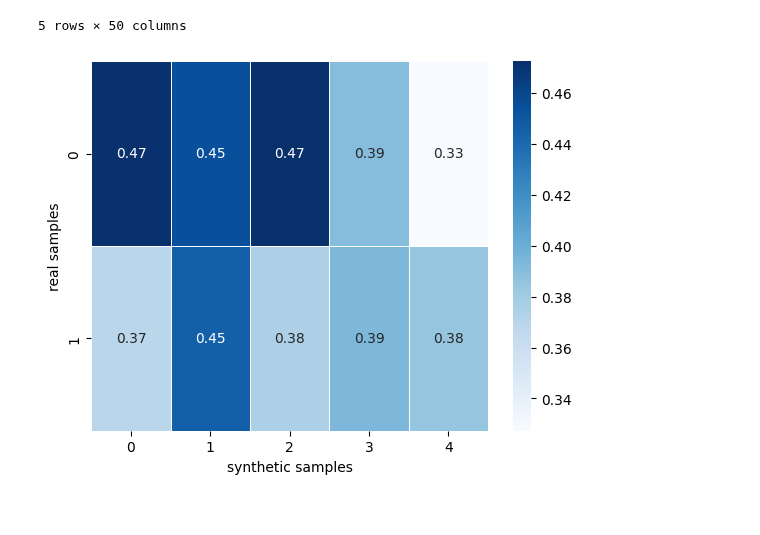
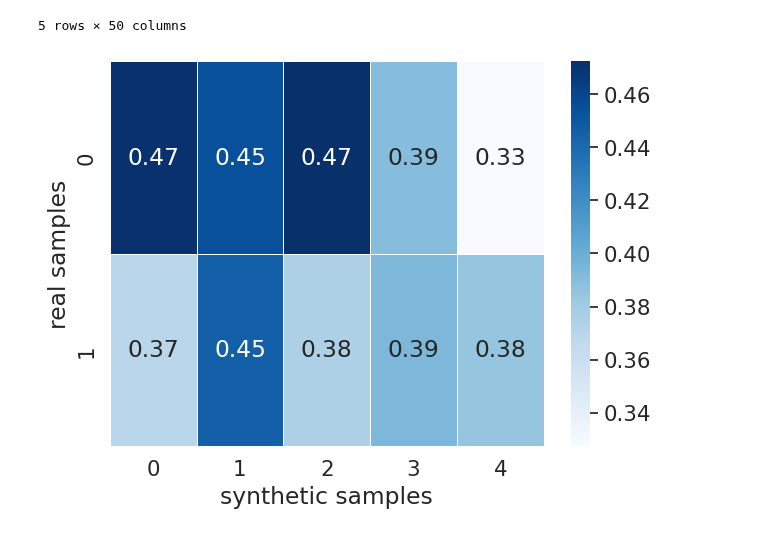
Before and after one commit to pallabee/master-thesis, a Jupyter notebook: evaluation/approach_2/dblp/realistic_features.ipynb, the cells around one changed output. Drawn from its saved outputs; the diff is of its cells as text; code cells hidden in the pictures.

Commit message:
code changes for realistic graphs

```diff
--- a/evaluation/approach_2/dblp/realistic_features.ipynb
+++ b/evaluation/approach_2/dblp/realistic_features.ipynb
@@ -64,11 +65,14 @@ class1_syn_discrete
 | 15 | 0.0 | 1.0 | 0.0 | 0.0 | 1.0 | 0.0 | 1.0 | 0.0 | 1.0 | 0.0 | ... | ... |
 | 17 | 1.0 | 1.0 | 0.0 | 0.0 | 1.0 | 0.0 | 1.0 | 0.0 | 0.0 | 1.0 | ... | ... |
 5 rows × 50 columns
+# %%
+sns.set(font_scale=1.4)
 # %%
+fig, ax = plt.subplots(figsize=(7,5))
 sns.heatmap(cosine_sim(class1_real,class1_syn_discrete),
             xticklabels = 1, yticklabels = 1,annot =True, cmap='Blues', linewidth=.5)
 plt.xlabel("synthetic samples")
 plt.ylabel("real samples")
 plt.show()
 # %% [output]
-[figure, old version]
+[figure, new version]
```
Also changed, not shown: parts of 9 cells of this notebook, 2 other files.
